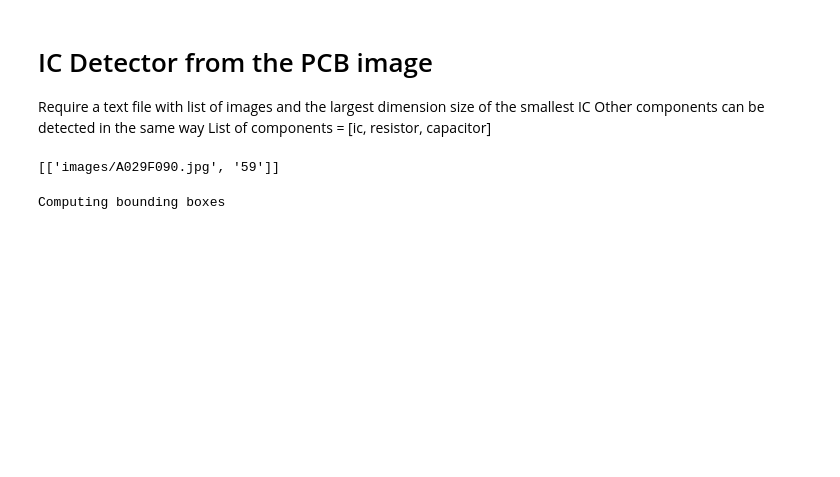
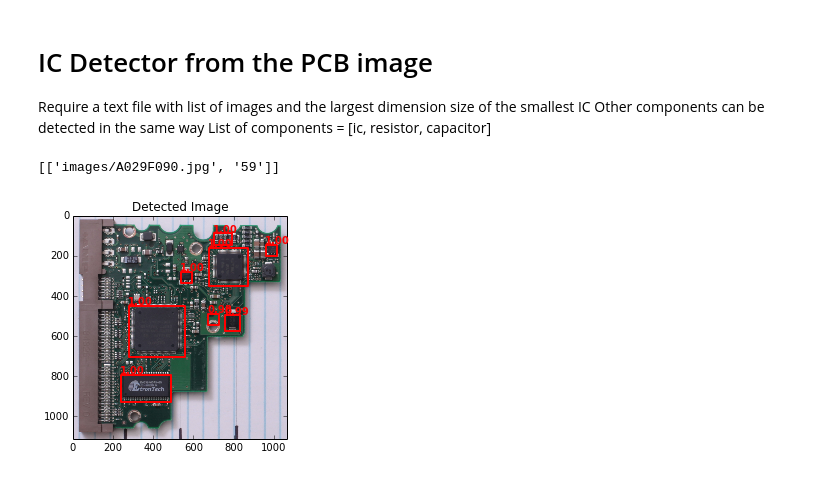
Before and after one commit to KevinGay/pypcb, a Jupyter notebook: examples/IC_Detector.ipynb, the cells around one changed output. Cells and saved outputs as stored; diff of their text form; code cells hidden in the pictures; blank space fills up the shorter version.

Commit message:
Adding fast component detection

```diff
--- a/examples/IC_Detector.ipynb
+++ b/examples/IC_Detector.ipynb
@@ -17,7 +18,7 @@ from detector import helperModules
 # %%
 # load the image list file - format is full_image_path \t min_ic_size
 
-imglist = 'imagelist.txt'
+imglist = 'iclist.txt'
 
 with open(imglist, 'r') as f:
     lol = [x.strip().split('\t') for x in f]
@@ -28,18 +29,18 @@ print lol
 # %%
 # Initialize the detector
 icDetector = cd.componentDetector("ic", "gpu")
 
 for image, minsize in lol:
     minsize = int(minsize)
 
     # detect the bounding boxes
     # boundingBoxes - [x,y,w,h,confidence_score]
-    boundingBoxes = icDetector.detect(image, minsize)
+    boundingBoxes = icDetector.detectfast(image, minsize)
 
     # read the image
     im = caffe.io.load_image(image)
 
     # draw bounding boxes
     helperModules.drawBoundingBoxes(im, boundingBoxes, "Detected Image")
 # %% [output]
-Computing bounding boxes
+[figure, added]
```
Also changed, not shown: parts of 1 cell of this notebook, 7 other files.
